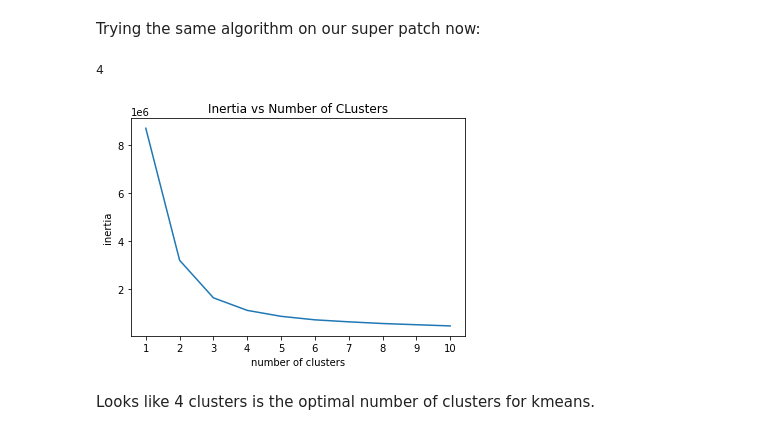
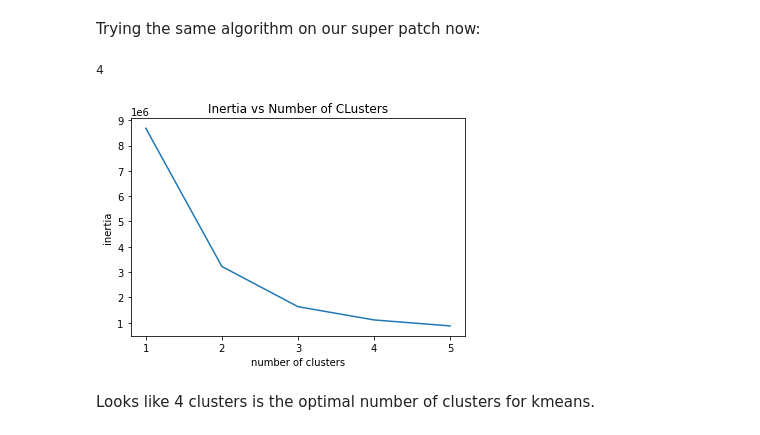
Before and after one commit to TILseg/TILseg, a Jupyter notebook: tilseg/abi_execution.ipynb, the cells around one changed output. Drawn from its saved outputs; the diff is of its cells as text; code cells hidden in the pictures.

```diff
--- a/tilseg/abi_execution.ipynb
+++ b/tilseg/abi_execution.ipynb
@@ -15,15 +15,15 @@ print(best_n_clusters)
 # %% [markdown]
 Trying the same algorithm on our super patch now:
 # %%
-best_n_clusters = abi_kmeans_best_n_clusters.kmeans_best_n_clusters(
+best_n_clusters = abi_code.kmeans_best_n_clusters(
     '/Users/abishek/Desktop/DataScienceClasses/TILseg/abi_patches/super_patch.tif',
-    10
+    5
     )
 
 print(best_n_clusters)
 # %% [output]
 4
-[figure, old version]
+[figure, new version]
 # %% [markdown]
 Looks like 4 clusters is the optimal number of clusters for kmeans.
 # %% [markdown]
```
Also changed, not shown: parts of 16 cells of this notebook, 1 other file.
